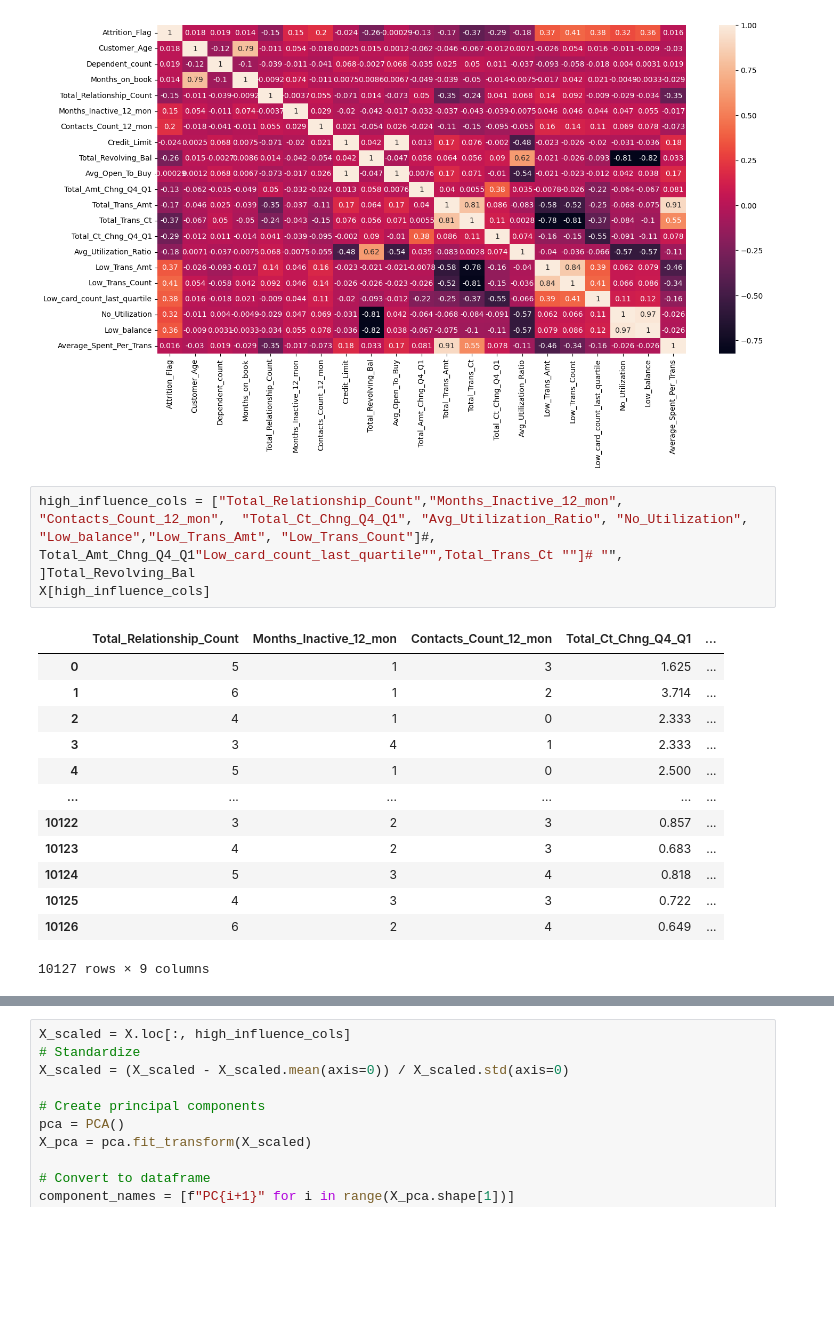
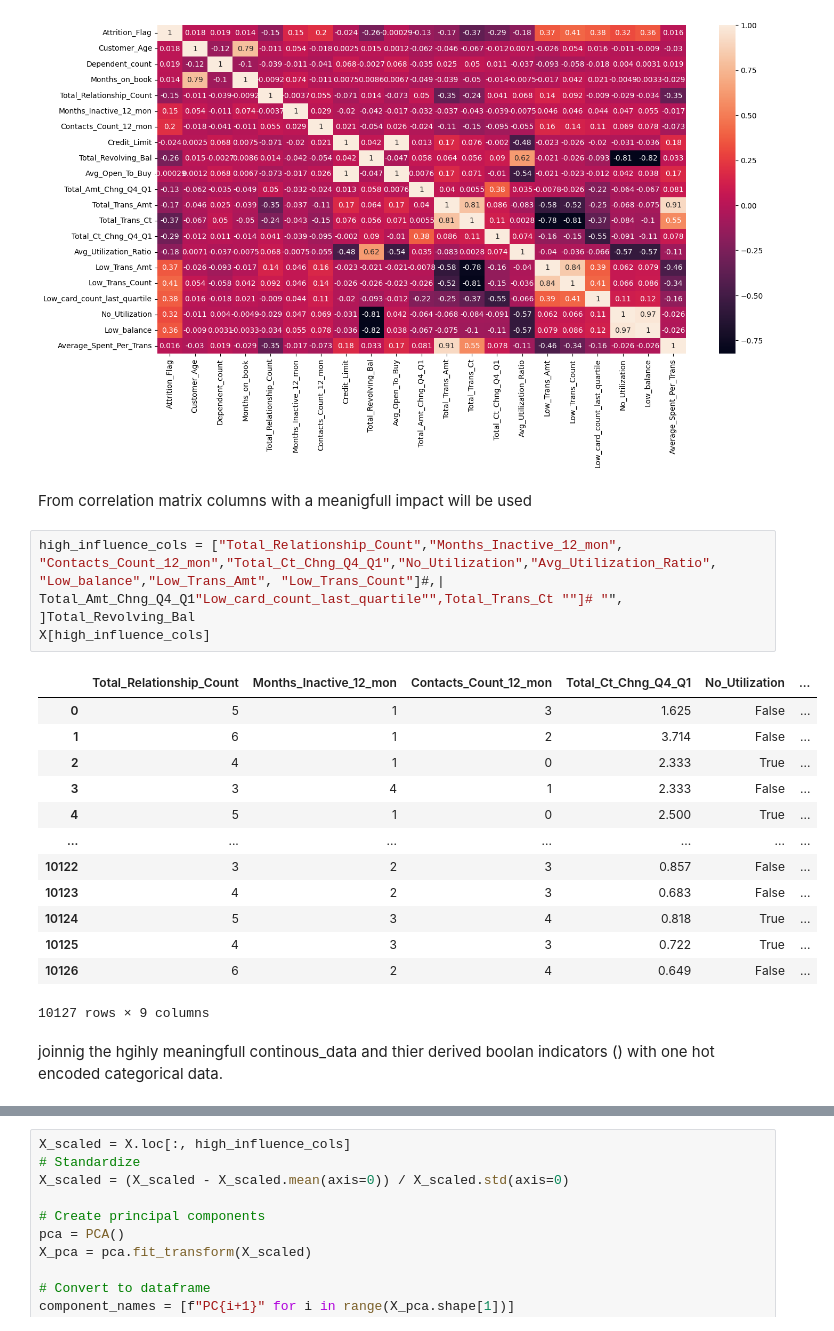
Before and after one commit to Hubert-Pierzchalski/bank_churn, a Jupyter notebook: main.IPYNB, the cells around one changed output, grey strips where cells are left out. Cells and saved outputs as stored; diff of their text form; blank space fills up the shorter version.

```diff
--- a/main.IPYNB
+++ b/main.IPYNB
@@ -414,23 +392,27 @@ sns.heatmap(heat.corr(), annot=True)
 # %% [output]
 <Axes: >
 [figure]
+# %% [markdown]
+From correlation matrix columns with a meanigfull impact will be used
 # %%
-high_influence_cols = ["Total_Relationship_Count","Months_Inactive_12_mon", "Contacts_Count_12_mon",  "Total_Ct_Chng_Q4_Q1", "Avg_Utilization_Ratio", "No_Utilization", "Low_balance","Low_Trans_Amt", "Low_Trans_Count"]#, Total_Amt_Chng_Q4_Q1"Low_card_count_last_quartile"",Total_Trans_Ct ""]# "", ]Total_Revolving_Bal
+high_influence_cols = ["Total_Relationship_Count","Months_Inactive_12_mon", "Contacts_Count_12_mon","Total_Ct_Chng_Q4_Q1","No_Utilization","Avg_Utilization_Ratio",  "Low_balance","Low_Trans_Amt", "Low_Trans_Count"]#,| Total_Amt_Chng_Q4_Q1"Low_card_count_last_quartile"",Total_Trans_Ct ""]# "", ]Total_Revolving_Bal
 X[high_influence_cols]
 # %% [output]
-|  | Total_Relationship_Count | Months_Inactive_12_mon | Contacts_Count_12_mon | Total_Ct_Chng_Q4_Q1 | ... |
-| 0 | 5 | 1 | 3 | 1.625 | ... |
-| 1 | 6 | 1 | 2 | 3.714 | ... |
-| 2 | 4 | 1 | 0 | 2.333 | ... |
-| 3 | 3 | 4 | 1 | 2.333 | ... |
-| 4 | 5 | 1 | 0 | 2.500 | ... |
-| ... | ... | ... | ... | ... | ... |
-| 10122 | 3 | 2 | 3 | 0.857 | ... |
-| 10123 | 4 | 2 | 3 | 0.683 | ... |
-| 10124 | 5 | 3 | 4 | 0.818 | ... |
-| 10125 | 4 | 3 | 3 | 0.722 | ... |
-| 10126 | 6 | 2 | 4 | 0.649 | ... |
+|  | Total_Relationship_Count | Months_Inactive_12_mon | Contacts_Count_12_mon | Total_Ct_Chng_Q4_Q1 | No_Utilization | ... |
+| 0 | 5 | 1 | 3 | 1.625 | False | ... |
+| 1 | 6 | 1 | 2 | 3.714 | False | ... |
+| 2 | 4 | 1 | 0 | 2.333 | True | ... |
+| 3 | 3 | 4 | 1 | 2.333 | False | ... |
+| 4 | 5 | 1 | 0 | 2.500 | True | ... |
+| ... | ... | ... | ... | ... | ... | ... |
+| 10122 | 3 | 2 | 3 | 0.857 | False | ... |
+| 10123 | 4 | 2 | 3 | 0.683 | False | ... |
+| 10124 | 5 | 3 | 4 | 0.818 | True | ... |
+| 10125 | 4 | 3 | 3 | 0.722 | True | ... |
+| 10126 | 6 | 2 | 4 | 0.649 | False | ... |
 10127 rows × 9 columns
+# %% [markdown]
+joinnig the hgihly meaningfull continous_data and thier derived boolan indicators () with one hot encoded categorical data.
 # %%
 df_train_OH  = pd.concat((X[high_influence_cols], OH_cols_X), axis = 1)
 df_train_OH.info()
```
Also changed, not shown: parts of 39 cells of this notebook.
